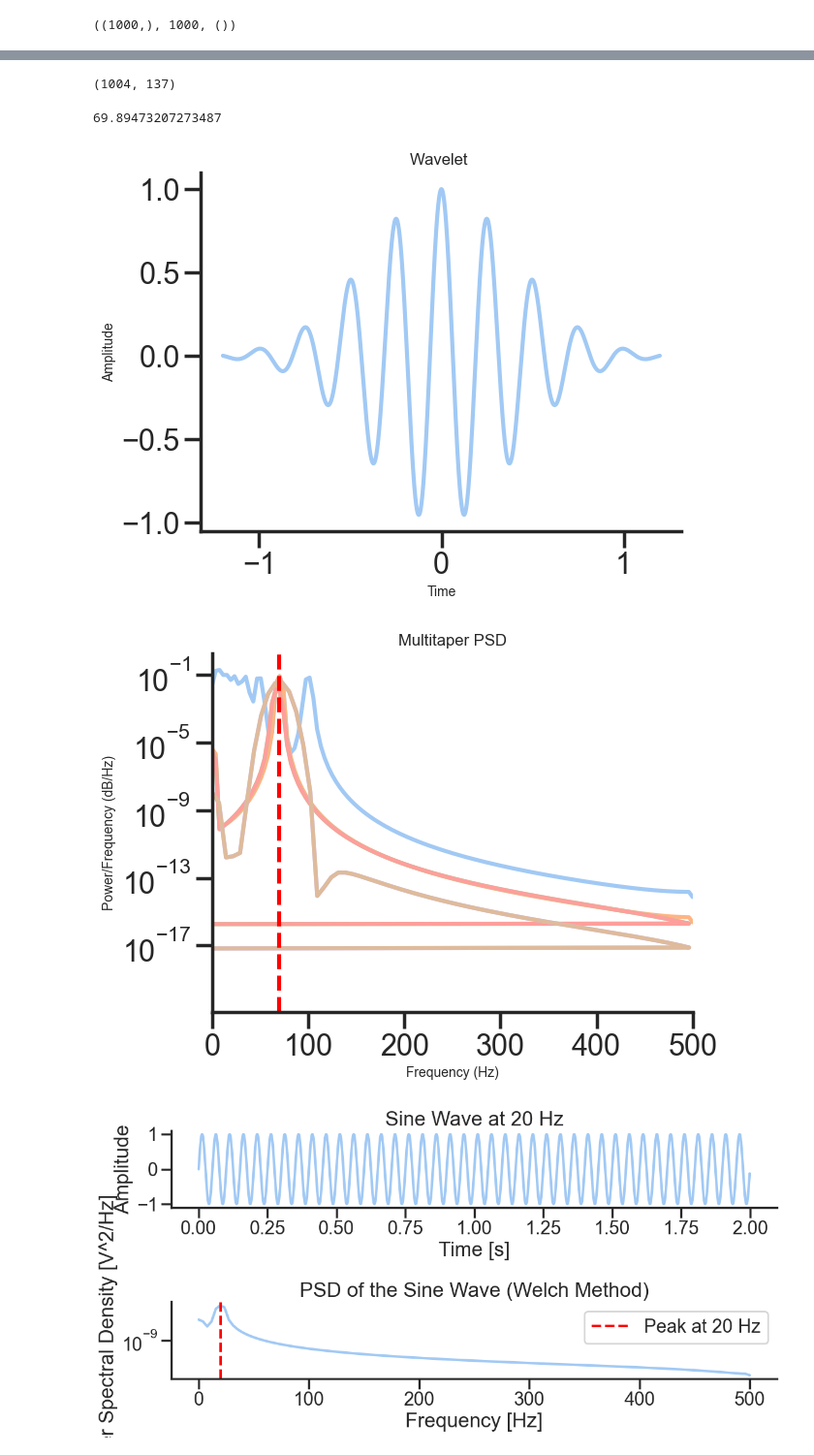
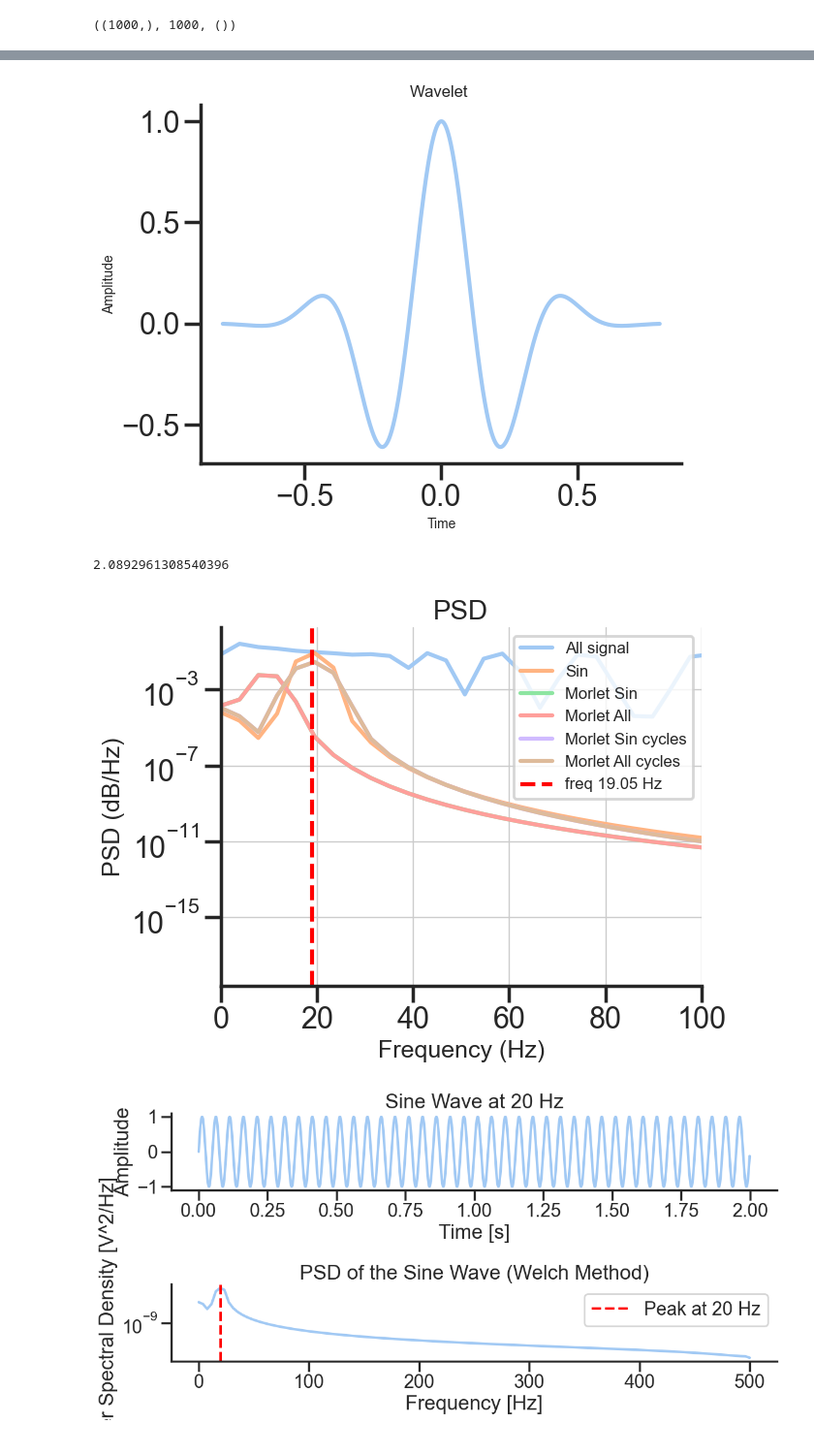
Before and after one commit to gdelfe/Ketamine_effects_on_the_brain, a Jupyter notebook: python/Phase_extraction_wavelets.ipynb, the cells around one changed output, grey strips where cells are left out. Shown at 97% size. Saved outputs shown, nothing was run; the diff lists cells and outputs as text; code cells hidden in the pictures.

Commit message:
Edits on the code to extract the phase

```diff
--- a/python/Phase_extraction_wavelets.ipynb
+++ b/python/Phase_extraction_wavelets.ipynb
@@ -165,0 +151,4 @@ array([  3.98107171,   5.69581081,   8.14912747,  11.65914401,
+# %%
+# frequency range values
+freq = np.logspace(0.32, 2, num=15, endpoint=True)
+freq
@@ -212,15 +246,15 @@ def bandpass_filter(data, lowcut, highcut, sampling_rate, order=5):
     return y
 
 # Extract instantaneous phase with Hilbert transform
-def instantaneous_phase_hilbert(signal, lowcut, highcut, sampling_rate):
-    filtered_signal = bandpass_filter(signal, lowcut, highcut, sampling_rate)
+def instantaneous_phase_hilbert(signal, lowcut, highcut, sampling_freq):
+    filtered_signal = bandpass_filter(signal, lowcut, highcut, sampling_freq)
     analytic_signal = hilbert(filtered_signal)
     instantaneous_phase = np.angle(analytic_signal)
     return instantaneous_phase
 
 def instantaneous_phase_wavelet(signal, width, scale, frequency):
     # Generate Morlet wavelet
-    w = morlet(M=len(signal), w=2*np.pi*frequency, s=7/(2*np.pi*frequency), complete=True)
+    w = morlet(M=len(signal), w=(2*np.pi*frequency), s=7/(2*np.pi*frequency), complete=True)
     wavelet = morlet(M=len(signal), w=width, s=scale)  # w is the width parameter, s is the scaling factor
     # Convolve signal with wavelet
     convolution = convolve(signal, wavelet, 'same')
@@ -228,11 +262,11 @@ def instantaneous_phase_wavelet(signal, width, scale, frequency):
     instantaneous_phase = np.angle(convolution)
     return instantaneous_phase, wavelet, convolution
 
-def instantaneous_phase_wavelet_cycles(signal, frequency, num_cycles, sampling_rate):
+def instantaneous_phase_wavelet_cycles(signal, frequency, num_cycles, sampling_freq):
 
     # Compute the wavelet length
     sigma = num_cycles / (2 * np.pi * frequency)
-    t = np.arange(-3.*sigma, 3.*sigma, 1/sampling_rate)
+    t = np.arange(-3.5*sigma, 3.5*sigma, 1/sampling_freq)
     wavelet = np.exp(2j * np.pi * frequency * t) * np.exp(-t**2 / (2 * sigma**2))
 
     # Convolve signal with wavelet
@@ -434,15 +490,7 @@ freq 23.865897868585808 width 11 scale 1
-# %%
-phase_morlet_C_single.size, wavelet_morlet_C_single.size
-# %% [output]
-(1004, 137)
-# %%
-f
-# %% [output]
-69.89473207273487
 # %%
-phase_morlet_C_single, wavelet_morlet_C_single, convolution_morlet_C_single, time_C = instantaneous_phase_wavelet_cycles(sin_wave, f, 10, fs)
+phase_morlet_C_single, wavelet_morlet_C_single, convolution_morlet_C_single, time_C = instantaneous_phase_wavelet_cycles(sin_wave, f, n, fs)
 
-plt.plot(time_C,wavelet_morlet_C_single)
+plt.plot(time_C,wavelet_morlet_C_single.real)
 plt.title('Wavelet ',fontsize=12)
 plt.xlabel('Time',fontsize=10)
 plt.ylabel('Amplitude',fontsize=10)
@@ -450,35 +498,46 @@ plt.ylabel('Amplitude',fontsize=10)
 # plt.xlim([0,100])
 plt.show()
 # %% [output]
-[figure, old version]
+[figure, new version]
+# %%
+f
+# %% [output]
+2.0892961308540396
 # %%
 # PSD of sin
 f_max = 2000
+nump = 256
 # PSD of Wave functions
-psd_f_single, psd_single = welch(sin_wave, fs=1000, nperseg=256)
-psd_f, psd = welch(combined_sin_wave, fs=1000, nperseg=256)
+psd_f_single, psd_single = welch(sin_wave, fs=1000, nperseg=nump)
+psd_f, psd = welch(combined_sin_wave, fs=1000, nperseg=nump)
 # PSD of Morlet transforms
-psd_f_morlet_single, psd_morlet_single = welch(wavelet_single, fs=1000, nperseg=256) # sin function morlet width
-psd_f_morlet, psd_morlet = welch(wavelet_morlet, fs=1000, nperseg=256) # sin function morlet width
-psd_f_morlet_C_single, psd_morlet_C_single = welch(wavelet_morlet_C_single, fs=1000, nperseg=256) # sin function morlet cycle
-psd_f_morlet_C, psd_morlet_C = welch(wavelet_morlet_C, fs=1000, nperseg=256) # all functions morlet cycles
+psd_f_morlet_single, psd_morlet_single = welch(wavelet_single.real, fs=1000, nperseg=nump) # sin function morlet width
+psd_f_morlet, psd_morlet = welch(wavelet_morlet.real, fs=1000, nperseg=nump) # sin function morlet width
+psd_f_morlet_C_single, psd_morlet_C_single = welch(wavelet_morlet_C_single.real, fs=1000, nperseg=nump) # sin function morlet cycle
+psd_f_morlet_C, psd_morlet_C = welch(wavelet_morlet_C.real, fs=1000, nperseg=nump) # all functions morlet cycles
 
 plt.semilogy(psd_f, psd)
 plt.semilogy(psd_f_single, psd_single)
 plt.semilogy(psd_f_morlet_single, psd_morlet_single)
 plt.semilogy(psd_f_morlet, psd_morlet)
 plt.semilogy(psd_f_morlet_C_single, psd_morlet_C_single)
 plt.semilogy(psd_f_morlet_C, psd_morlet_C)
-plt.axvline(x=f, color='r', linestyle='--', label='Peak at {} Hz'.format(frequency))
+plt.axvline(x=f, color='r', linestyle='--', label='Peak at {} Hz'.format(int(f)))
 # plt.plot(psd_f, 10 * np.log10(psd))
-plt.title('Multitaper PSD',fontsize=12)
-plt.xlabel('Frequency (Hz)',fontsize=10)
-plt.ylabel('Power/Frequency (dB/Hz)',fontsize=10)
-# plt.legend(['All signal','Sin','Morlet Sin','Morlet All','Morlet Sin cycles','Morlet All cycles'],fontsize=12, loc='upper right')
-plt.xlim([0,500])
+plt.title('PSD',fontsize=20)
+plt.xlabel('Frequency (Hz)',fontsize=18)
+plt.ylabel('PSD (dB/Hz)',fontsize=18)
+plt.legend(['All signal','Sin','Morlet Sin','Morlet All','Morlet Sin cycles','Morlet All cycles','freq {:.2f} Hz'.format(f)],fontsize=12, loc='upper right')
+# for f in freq:
+#     plt.axvline(x=f, color='r', linestyle='--', label='{} Hz'.format(int(f)))
+# plt.legend(fontsize=12,loc='upper right')
+
+plt.xlim([0,100])
+plt.grid(linewidth=1)
+
 plt.show()
 # %% [output]
-[figure, old version]
+[figure, new version]
 # %%
 import numpy as np
 import matplotlib.pyplot as plt
```
Also changed, not shown: parts of 19 cells of this notebook.
